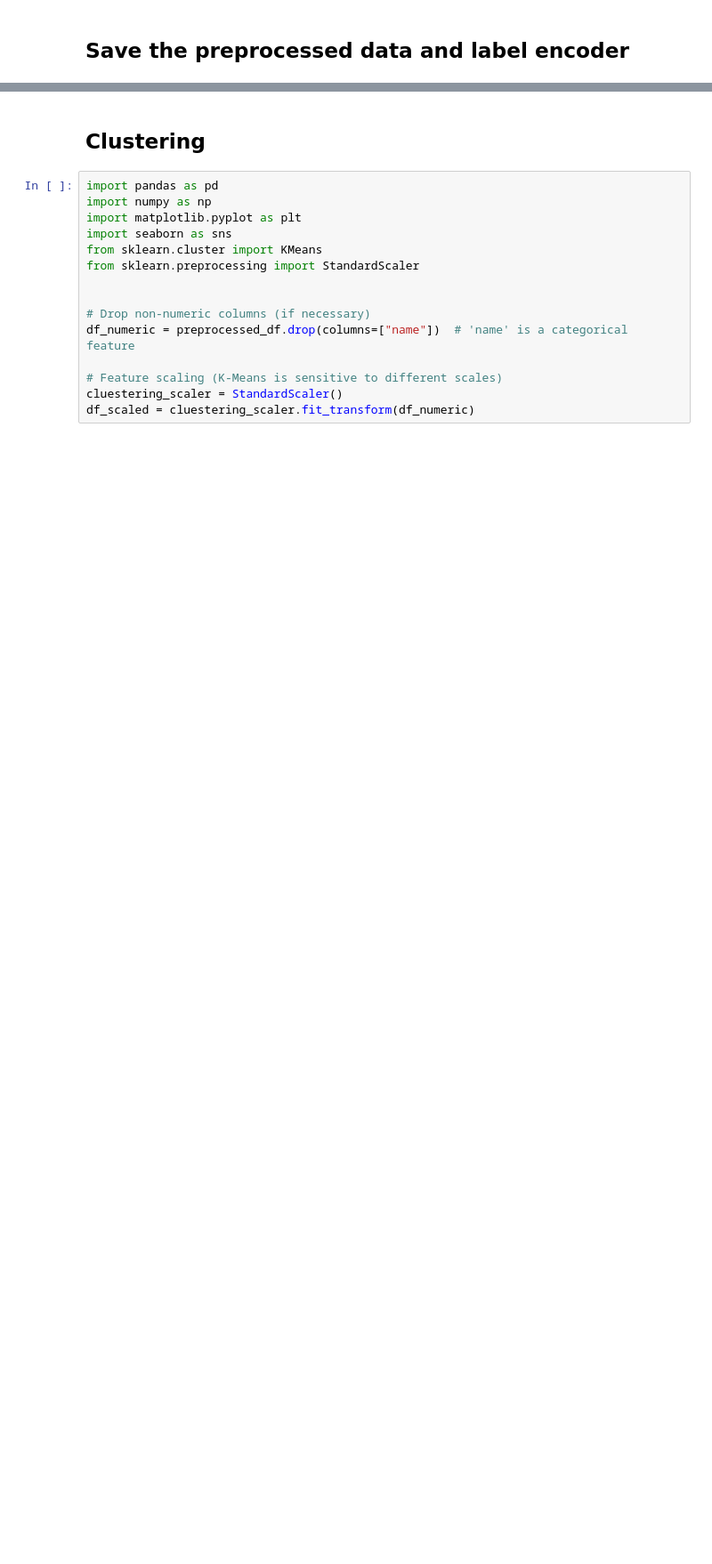
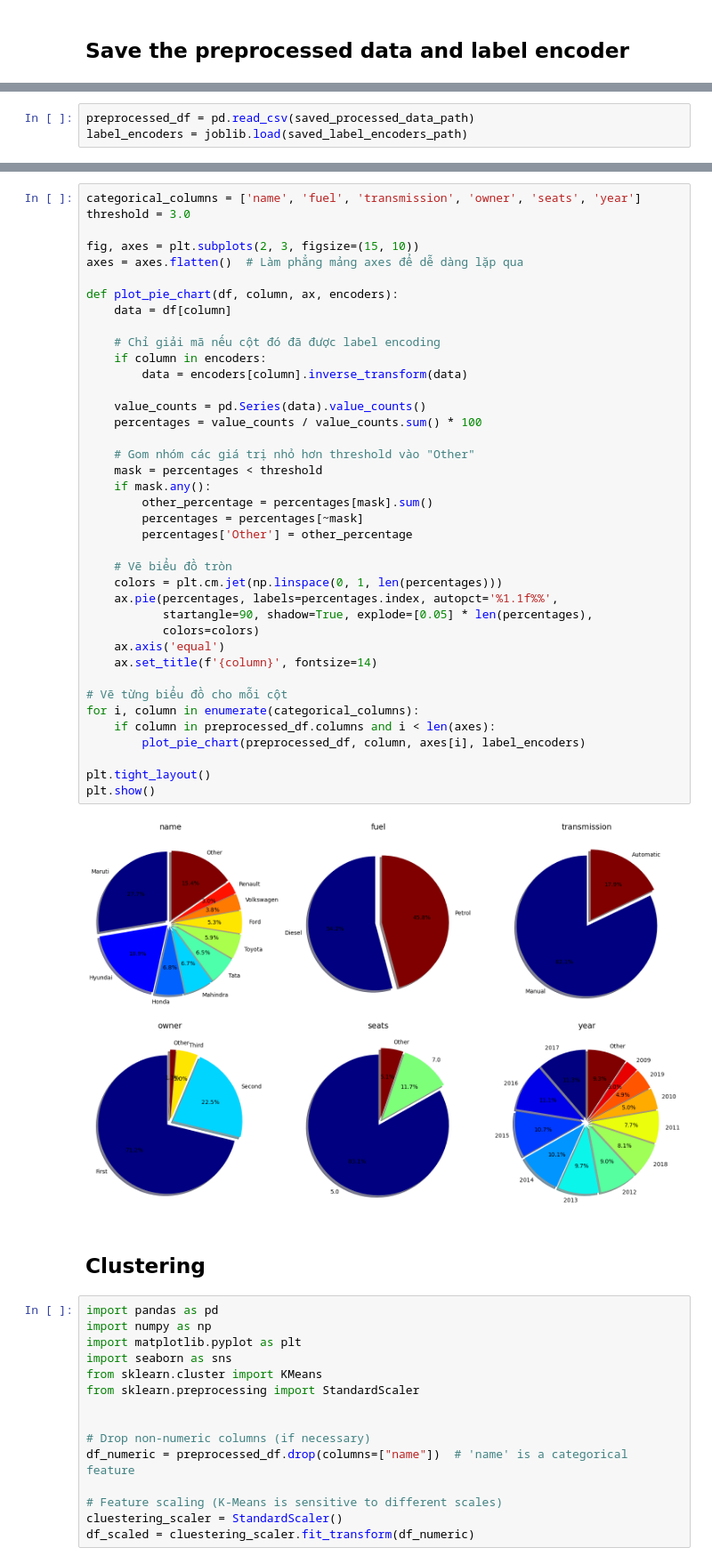
Before and after one commit to phucnguyenhoank/inds_gk_code_1, a Jupyter notebook: car-price-prediction_v3.ipynb, the cells around one changed output, grey strips where cells are left out. Shown at 89% size. Saved outputs shown, nothing was run; the diff lists cells and outputs as text; blank space fills up the shorter version.

```diff
--- a/car-price-prediction_v3.ipynb
+++ b/car-price-prediction_v3.ipynb
@@ -447,0 +737,3 @@ print("\nCount of values below threshold per column:\n", below_threshold_counts)
+# %%
+preprocessed_df = pd.read_csv(saved_processed_data_path)
+label_encoders = joblib.load(saved_label_encoders_path)
@@ -448,3 +784,44 @@ print("\nCount of values below threshold per column:\n", below_threshold_counts)
+# %%
+categorical_columns = ['name', 'fuel', 'transmission', 'owner', 'seats', 'year']
+threshold = 3.0
+
+fig, axes = plt.subplots(2, 3, figsize=(15, 10))
+axes = axes.flatten()  # Làm phẳng mảng axes để dễ dàng lặp qua
+
+def plot_pie_chart(df, column, ax, encoders):
+    data = df[column]
+
+    # Chỉ giải mã nếu cột đó đã được label encoding
+    if column in encoders:
+        data = encoders[column].inverse_transform(data)
+
+    value_counts = pd.Series(data).value_counts()
+    percentages = value_counts / value_counts.sum() * 100
+
+    # Gom nhóm các giá trị nhỏ hơn threshold vào "Other"
+    mask = percentages < threshold
+    if mask.any():
+        other_percentage = percentages[mask].sum()
+        percentages = percentages[~mask]
+        percentages['Other'] = other_percentage
+
+    # Vẽ biểu đồ tròn
+    colors = plt.cm.jet(np.linspace(0, 1, len(percentages)))
+    ax.pie(percentages, labels=percentages.index, autopct='%1.1f%%',
+           startangle=90, shadow=True, explode=[0.05] * len(percentages),
+           colors=colors)
+    ax.axis('equal')
+    ax.set_title(f'{column}', fontsize=14)
+
+# Vẽ từng biểu đồ cho mỗi cột
+for i, column in enumerate(categorical_columns):
+    if column in preprocessed_df.columns and i < len(axes):
+        plot_pie_chart(preprocessed_df, column, axes[i], label_encoders)
+
+plt.tight_layout()
+plt.show()
+# %% [output]
+[figure, added]
 # %% [markdown]
 ## Clustering
 # %%
```
Also changed, not shown: parts of 68 cells of this notebook, 3 other files.
